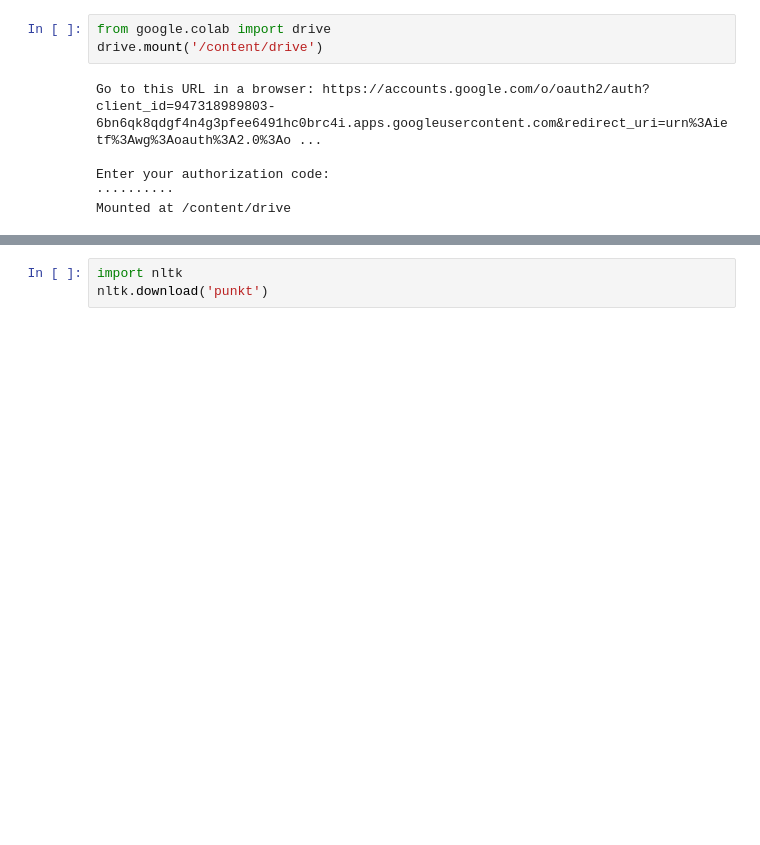
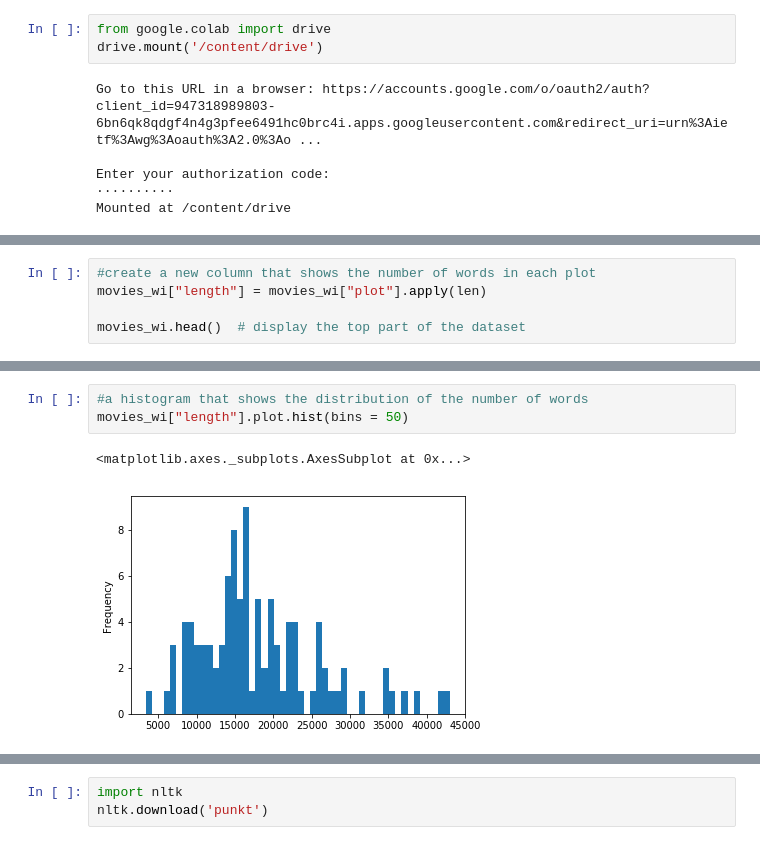
Before and after one commit to Inyrkz/Movie-Similarity, a Jupyter notebook: Movie_Similarity_main.ipynb, the cells around one changed output, grey strips where cells are left out. Drawn from its saved outputs; the diff is of its cells as text; blank space fills up the shorter version.

```diff
--- a/Movie_Similarity_main.ipynb
+++ b/Movie_Similarity_main.ipynb
@@ -51,0 +78,5 @@ movies_wi.head()
+# %%
+#create a new column that shows the number of words in each plot
+movies_wi["length"] = movies_wi["plot"].apply(len)
+
+movies_wi.head()  # display the top part of the dataset
@@ -51,0 +91,6 @@ movies_wi.head()
+# %%
+#a histogram that shows the distribution of the number of words
+movies_wi["length"].plot.hist(bins = 50)
+# %% [output]
+<matplotlib.axes._subplots.AxesSubplot at 0x...>
+[figure, added]
```
Also changed, not shown: parts of 7 cells of this notebook.
